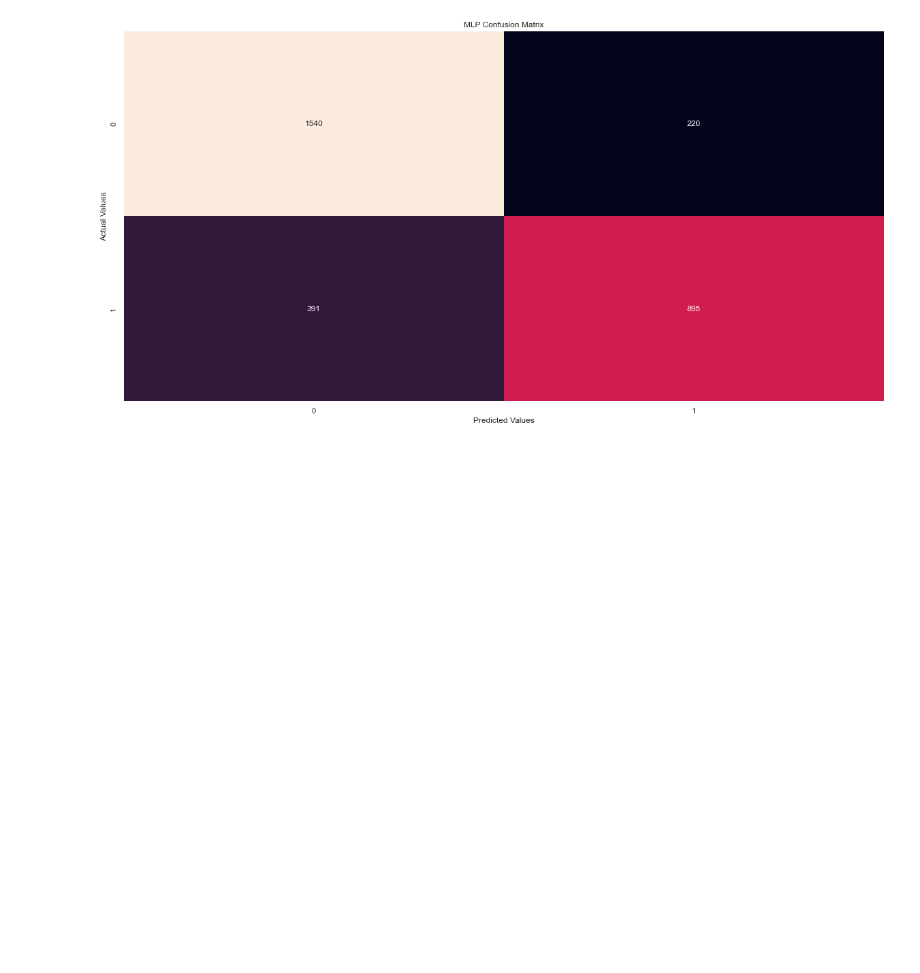
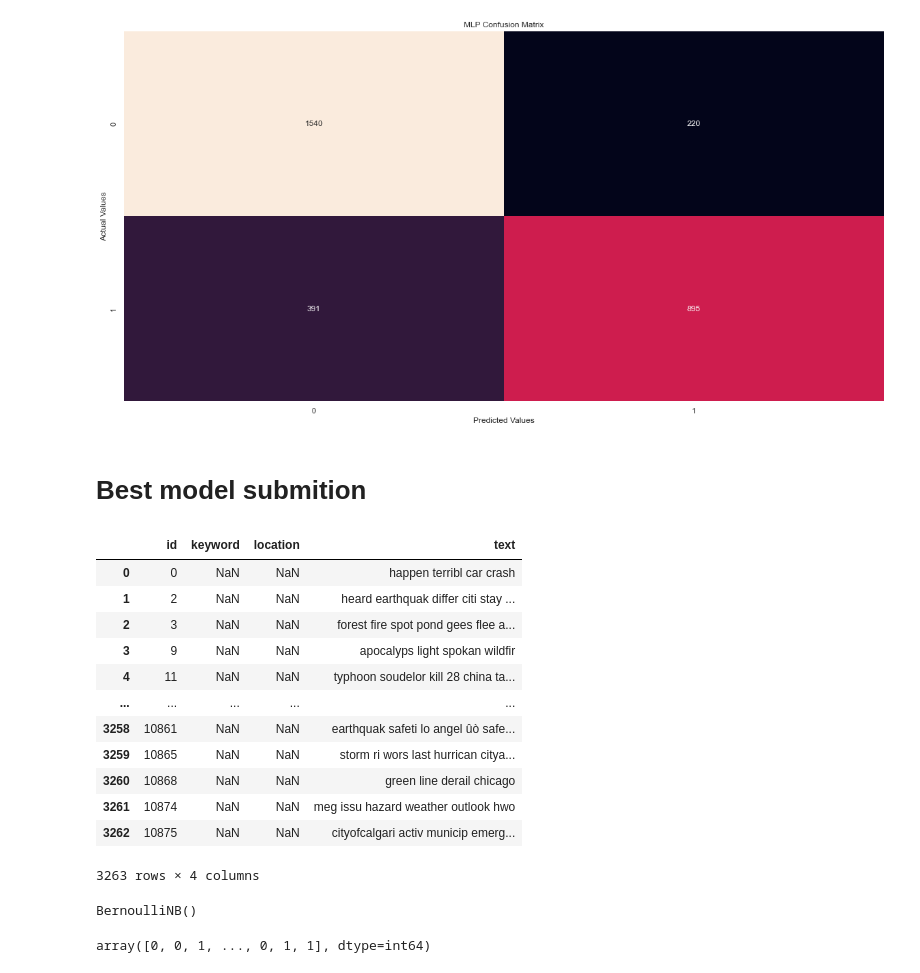
Before and after one commit to jakubrymuza/WTUM_17_2022, a Jupyter notebook: project.ipynb, the cells around one changed output. Saved outputs shown, nothing was run; the diff lists cells and outputs as text; code cells hidden in the pictures; blank space fills up the shorter version.

Commit message:
Kaggle submission

```diff
--- a/project.ipynb
+++ b/project.ipynb
@@ -488,5 +488,5 @@ def cleanData(text):
     text = removeStopWords(text)
     return text
 
-#df_test['text'] = df_test['text'].apply(lambda x : cleanData(x))
-#df_test
+df_test['text'] = df_test['text'].apply(lambda x : cleanData(x))
+df_test
@@ -1259,3 +1273,49 @@ Accuracy:  0.7994090610636901
    macro avg       0.79      0.80      0.79      3046
 weighted avg       0.81      0.80      0.80      3046
 [figure]
+# %% [markdown]
+# Best model submition
+# %%
+df_train['text'] = df_train['text'].apply(lambda x:tokenizator.tokenize(x))
+df_train['text'] = df_train['text'].apply(lambda x: stemList(x))
+df_train['text'] = df_train['text'].apply(lambda x : combine_text_list(x))
+df_train_text = df_train['text']
+df_train_target = df_train['target']
+best_count_vetorization = feature_extraction.text.CountVectorizer()
+df_train_text_vector = best_count_vetorization.fit_transform(df_train_text)
+# %%
+df_test['text'] = df_test['text'].apply(lambda x:tokenizator.tokenize(x))
+df_test['text'] = df_test['text'].apply(lambda x: stemList(x))
+df_test['text'] = df_test['text'].apply(lambda x : combine_text_list(x))
+df_test_vector = best_count_vetorization.transform(df_test['text'])
+df_test_vector = pd.DataFrame(df_test_vector.toarray(), columns=best_count_vetorization.get_feature_names())
+df_test
+# %% [output]
+|  | id | keyword | location | text |
+| 0 | 0 | NaN | NaN | happen terribl car crash |
+| 1 | 2 | NaN | NaN | heard earthquak differ citi stay ... |
+| 2 | 3 | NaN | NaN | forest fire spot pond gees flee a... |
+| 3 | 9 | NaN | NaN | apocalyps light spokan wildfir |
+| 4 | 11 | NaN | NaN | typhoon soudelor kill 28 china ta... |
+| ... | ... | ... | ... | ... |
+| 3258 | 10861 | NaN | NaN | earthquak safeti lo angel ûò safe... |
+| 3259 | 10865 | NaN | NaN | storm ri wors last hurrican citya... |
+| 3260 | 10868 | NaN | NaN | green line derail chicago |
+| 3261 | 10874 | NaN | NaN | meg issu hazard weather outlook hwo |
+| 3262 | 10875 | NaN | NaN | cityofcalgari activ municip emerg... |
+3263 rows × 4 columns
+# %%
+ber_best = BernoulliNB()
+ber_best.fit(df_train_text_vector.toarray(),df_train_target)
+# %% [output]
+BernoulliNB()
+# %%
+y_submit=ber_best.predict(df_test_vector)
+sample_submission=pd.read_csv("data/submission.csv")
+sample_submission.target=y_submit
+sample_submission.id=df_test["id"]
+sample_submission.to_csv('data/submission.csv',index=False)
+
+y_submit
+# %% [output]
+array([0, 0, 1, ..., 0, 1, 1], dtype=int64)
```
Also changed, not shown: parts of 17 cells of this notebook.
